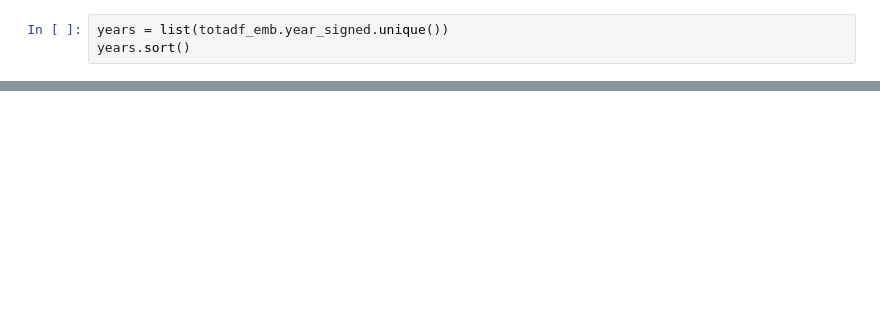
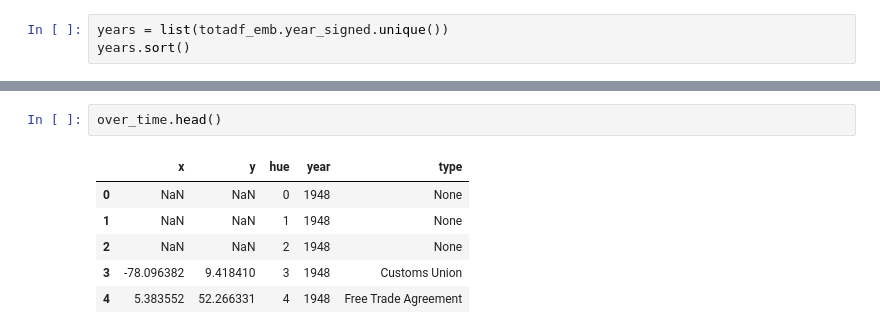
Before and after one commit to OllieFord/DS4D-Trade-Agreement-Project, a Jupyter notebook: Visualisations/over_time.ipynb, the cells around one changed output, grey strips where cells are left out. Saved outputs shown, nothing was run; the diff lists cells and outputs as text; blank space fills up the shorter version.

```diff
--- a/Visualisations/over_time.ipynb
+++ b/Visualisations/over_time.ipynb
@@ -233,5 +244,14 @@ def year_average(tsne_embedding, years, n_topics):
     return over_time
 over_time = year_average(tsne_embedding, years, n_topics)
+# %%
+over_time.head()
+# %% [output]
+|  | x | y | hue | year | type |
+| 0 | NaN | NaN | 0 | 1948 | None |
+| 1 | NaN | NaN | 1 | 1948 | None |
+| 2 | NaN | NaN | 2 | 1948 | None |
+| 3 | -78.096382 | 9.418410 | 3 | 1948 | Customs Union |
+| 4 | 5.383552 | 52.266331 | 4 | 1948 | Free Trade Agreement |
 # %%
 # color_list = plt.cm.tab20(np.linspace(0, 1, n_topics))
 
```
Also changed, not shown: parts of 4 cells of this notebook, 8 other files.
